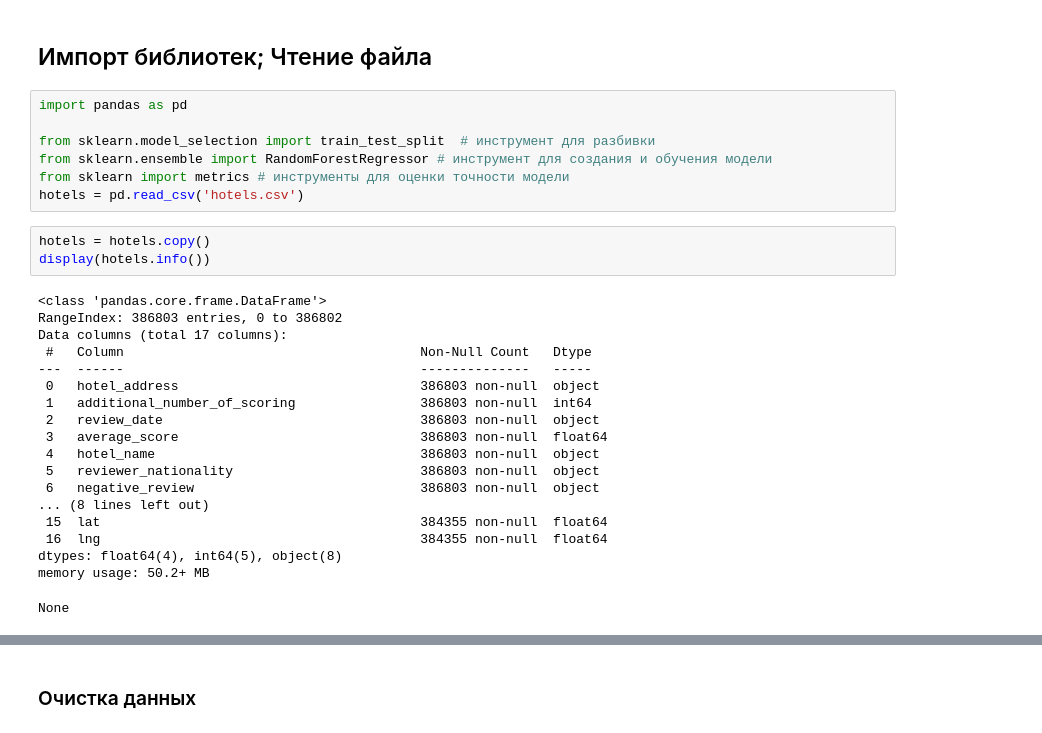
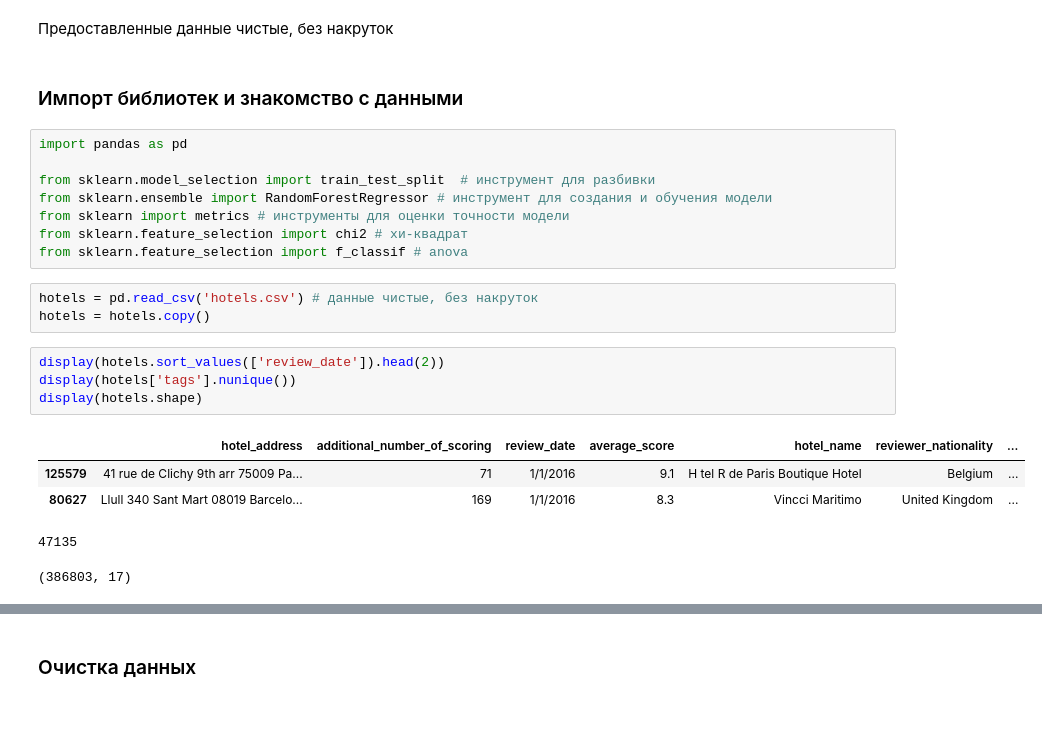
Before and after one commit to PlatArs/PROJECT-3_Hotels_ML, a Jupyter notebook: ДЛЯ МЕНЯ_Cleaning_EDA_model_.ipynb, the cells around one changed output, grey strips where cells are left out. Drawn from its saved outputs; the diff is of its cells as text.

```diff
--- a/ДЛЯ МЕНЯ_Cleaning_EDA_model_.ipynb
+++ b/ДЛЯ МЕНЯ_Cleaning_EDA_model_.ipynb
@@ -1,31 +27,25 @@
+# %% [markdown]
+Предоставленные данные чистые, без накруток
 # %% [markdown]
-## Импорт библиотек; Чтение файла
+### Импорт библиотек и знакомство с данными
 # %%
 import pandas as pd
 
 from sklearn.model_selection import train_test_split  # инструмент для разбивки
 from sklearn.ensemble import RandomForestRegressor # инструмент для создания и обучения модели
 from sklearn import metrics # инструменты для оценки точности модели
-hotels = pd.read_csv('hotels.csv')
+from sklearn.feature_selection import chi2 # хи-квадрат
+from sklearn.feature_selection import f_classif # anova
-# %%
-hotels = hotels.copy()
-display(hotels.info())
-# %% [output]
-<class 'pandas.core.frame.DataFrame'>
-RangeIndex: 386803 entries, 0 to 386802
-Data columns (total 17 columns):
- #   Column                                      Non-Null Count   Dtype
----  ------                                      --------------   -----
- 0   hotel_address                               386803 non-null  object
- 1   additional_number_of_scoring                386803 non-null  int64
- 2   review_date                                 386803 non-null  object
- 3   average_score                               386803 non-null  float64
- 4   hotel_name                                  386803 non-null  object
- 5   reviewer_nationality                        386803 non-null  object
- 6   negative_review                             386803 non-null  object
-... (8 lines left out)
- 15  lat                                         384355 non-null  float64
- 16  lng                                         384355 non-null  float64
-dtypes: float64(4), int64(5), object(8)
-memory usage: 50.2+ MB
-None
+# %%
+hotels = pd.read_csv('hotels.csv') # данные чистые, без накруток
+hotels = hotels.copy()
+# %%
+display(hotels.sort_values(['review_date']).head(2))
+display(hotels['tags'].nunique())
+display(hotels.shape)
+# %% [output]
+|  | hotel_address | additional_number_of_scoring | review_date | average_score | hotel_name | reviewer_nationality | ... |
+| 125579 | 41 rue de Clichy 9th arr 75009 Pa... | 71 | 1/1/2016 | 9.1 | H tel R de Paris Boutique Hotel | Belgium | ... |
+| 80627 | Llull 340 Sant Mart 08019 Barcelo... | 169 | 1/1/2016 | 8.3 | Vincci Maritimo | United Kingdom | ... |
+47135
+(386803, 17)
```
Also changed, not shown: parts of 16 cells of this notebook.
